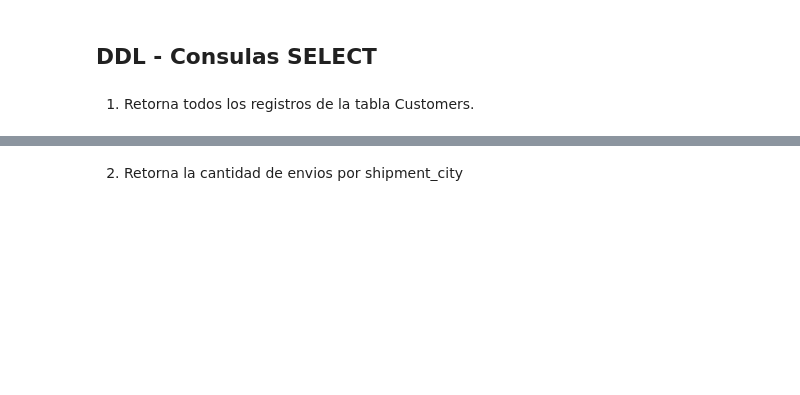
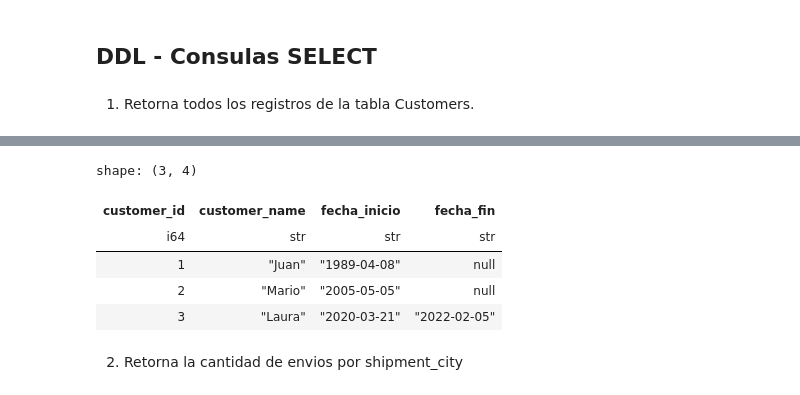
Before and after one commit to IsabelRomoBru/DS102024, a Jupyter notebook: 2-DataAnalysis/6-DataBase/1-Intro_DBs/intro_sql_sqlalchemy.ipynb, the cells around one changed output, grey strips where cells are left out. Saved outputs shown, nothing was run; the diff lists cells and outputs as text; code cells hidden in the pictures; blank space fills up the shorter version.

```diff
--- a/2-DataAnalysis/6-DataBase/1-Intro_DBs/intro_sql_sqlalchemy.ipynb
+++ b/2-DataAnalysis/6-DataBase/1-Intro_DBs/intro_sql_sqlalchemy.ipynb
@@ -274,0 +292,5 @@ ejecutar_query(query=query, devolver_polars=True)
+# %%
+query= "Select * from Customers"
+ejecutar_query(query=query, devolver_polars=True) #cuando se pone False se trabaja con pandas, poniendo True devuelve un df en polars
+#polars es mas rapido y tiene algunas ventajas como que te devuele el tipo de dato
+# %% [output]
@@ -275,2 +301,8 @@ ejecutar_query(query=query, devolver_polars=True)
+shape: (3, 4)
+| customer_id | customer_name | fecha_inicio | fecha_fin |
+| i64 | str | str | str |
+| 1 | "Juan" | "1989-04-08" | null |
+| 2 | "Mario" | "2005-05-05" | null |
+| 3 | "Laura" | "2020-03-21" | "2022-02-05" |
 # %% [markdown]
 2. Retorna la cantidad de envios por shipment_city
```
Also changed, not shown: parts of 25 cells of this notebook, 7 other files.
